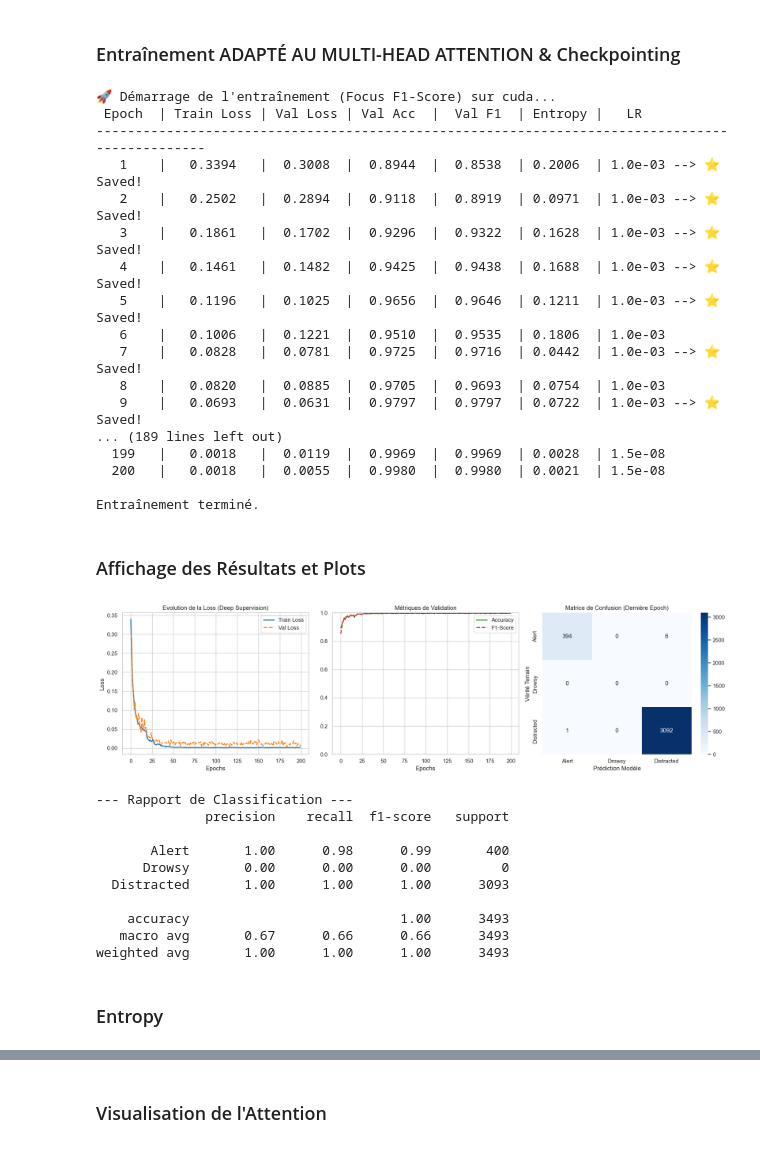
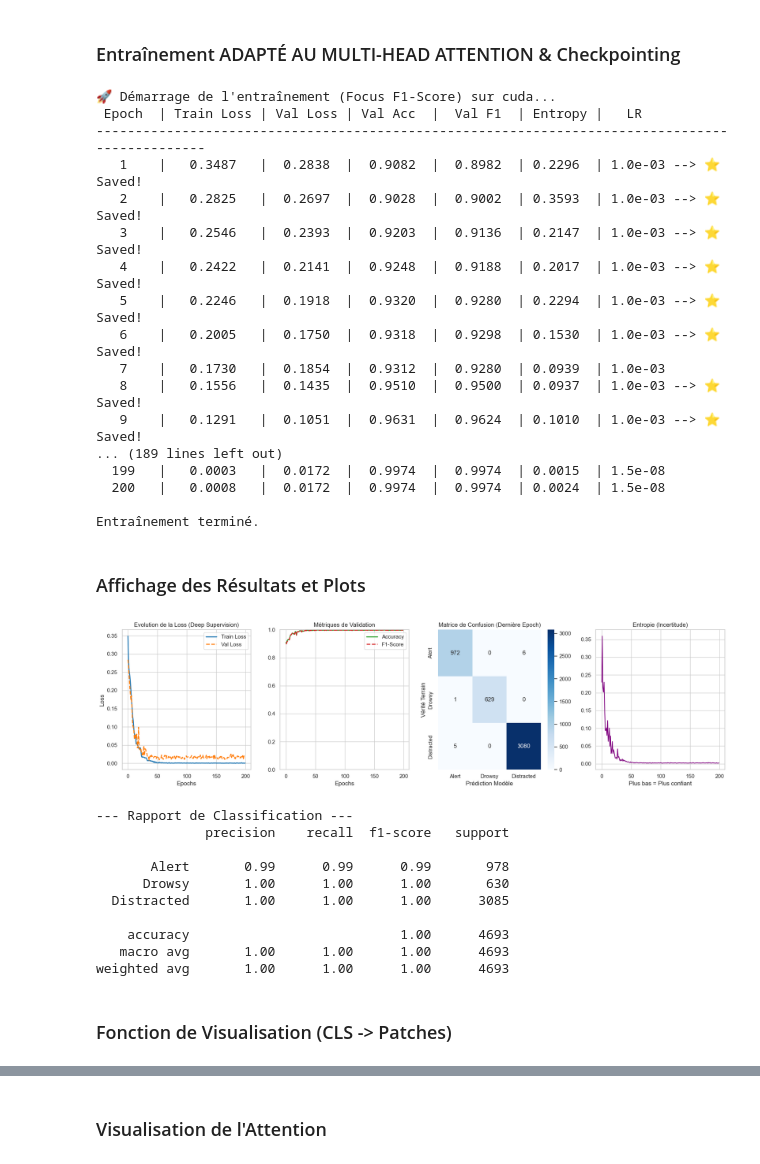
Before and after one commit to Anas7823/Driver-Drowsiness-Edge-AI, a Jupyter notebook: notebook.ipynb, the cells around one changed output, grey strips where cells are left out. Cells and saved outputs as stored; diff of their text form; code cells hidden in the pictures.

```diff
--- a/notebook.ipynb
+++ b/notebook.ipynb
@@ -364,6 +376,23 @@ def deep_supervision_loss(outputs_list, targets, criterion):
     for output in outputs_list:
         total_loss += criterion(output, targets)
     return total_loss / len(outputs_list)
+
+def attention_entropy_loss(attn_weights, lambda_ent=0.01):
+    """
+    Pénalise l'incertitude dans l'attention CLS->Patches.
+    attn_weights: [B, Heads, L, L]
+    """
+    # On regarde seulement CLS -> Patches
+    # attn_weights[:, :, 0, 1:] est de taille [B, Heads, 16]
+    probs = attn_weights[:, :, 0, 1:]
+
+    # Évite log(0)
+    probs = probs.clamp(min=1e-9)
+
+    # Entropie = - sum(p * log(p))
+    entropy = -(probs * probs.log()).sum(dim=-1).mean()
+
+    return lambda_ent * entropy
 
 # --- 2. Boucle d'Entraînement Principale ---
 
@@ -401,11 +430,14 @@ def train_model():
             imgs, labels = imgs.to(CONFIG['device']), labels.to(CONFIG['device'])
             optimizer.zero_grad()
 
-            # CORRECTION CRITIQUE : Le modèle Attention renvoie (outputs, attention)
-            # On met '_' pour ignorer l'attention durant l'entraînement
-            outputs_list, _ = model(imgs)
+            # Le modèle Attention renvoie (outputs, attention)
+            outputs_list, attn_weights = model(imgs)
 
-            loss = deep_supervision_loss(outputs_list, labels, criterion)
+            # Loss Principale (Deep Supervision) + Pénalité d'Entropie sur l'Attention
+            loss_main = deep_supervision_loss(outputs_list, labels, criterion)
+            loss_attn = attention_entropy_loss(attn_weights, lambda_ent=0.05)
+
+            loss = loss_main + loss_attn
 
             loss.backward()
             optimizer.step()
@@ -478,18 +510,18 @@ trained_model, history, y_true, y_pred = train_model()
 🚀 Démarrage de l'entraînement (Focus F1-Score) sur cuda...
  Epoch  | Train Loss | Val Loss | Val Acc  |  Val F1  | Entropy |   LR
 -----------------------------------------------------------------------------------------------
-   1    |   0.3394   |  0.3008  |  0.8944  |  0.8538  | 0.2006  | 1.0e-03 --> ⭐ Saved!
-   2    |   0.2502   |  0.2894  |  0.9118  |  0.8919  | 0.0971  | 1.0e-03 --> ⭐ Saved!
-   3    |   0.1861   |  0.1702  |  0.9296  |  0.9322  | 0.1628  | 1.0e-03 --> ⭐ Saved!
-   4    |   0.1461   |  0.1482  |  0.9425  |  0.9438  | 0.1688  | 1.0e-03 --> ⭐ Saved!
-   5    |   0.1196   |  0.1025  |  0.9656  |  0.9646  | 0.1211  | 1.0e-03 --> ⭐ Saved!
-   6    |   0.1006   |  0.1221  |  0.9510  |  0.9535  | 0.1806  | 1.0e-03
-   7    |   0.0828   |  0.0781  |  0.9725  |  0.9716  | 0.0442  | 1.0e-03 --> ⭐ Saved!
-   8    |   0.0820   |  0.0885  |  0.9705  |  0.9693  | 0.0754  | 1.0e-03
-   9    |   0.0693   |  0.0631  |  0.9797  |  0.9797  | 0.0722  | 1.0e-03 --> ⭐ Saved!
+   1    |   0.3487   |  0.2838  |  0.9082  |  0.8982  | 0.2296  | 1.0e-03 --> ⭐ Saved!
+   2    |   0.2825   |  0.2697  |  0.9028  |  0.9002  | 0.3593  | 1.0e-03 --> ⭐ Saved!
+   3    |   0.2546   |  0.2393  |  0.9203  |  0.9136  | 0.2147  | 1.0e-03 --> ⭐ Saved!
+   4    |   0.2422   |  0.2141  |  0.9248  |  0.9188  | 0.2017  | 1.0e-03 --> ⭐ Saved!
+   5    |   0.2246   |  0.1918  |  0.9320  |  0.9280  | 0.2294  | 1.0e-03 --> ⭐ Saved!
+   6    |   0.2005   |  0.1750  |  0.9318  |  0.9298  | 0.1530  | 1.0e-03 --> ⭐ Saved!
+   7    |   0.1730   |  0.1854  |  0.9312  |  0.9280  | 0.0939  | 1.0e-03
+   8    |   0.1556   |  0.1435  |  0.9510  |  0.9500  | 0.0937  | 1.0e-03 --> ⭐ Saved!
+   9    |   0.1291   |  0.1051  |  0.9631  |  0.9624  | 0.1010  | 1.0e-03 --> ⭐ Saved!
 ... (189 lines left out)
-  199   |   0.0018   |  0.0119  |  0.9969  |  0.9969  | 0.0028  | 1.5e-08
-  200   |   0.0018   |  0.0055  |  0.9980  |  0.9980  | 0.0021  | 1.5e-08
+  199   |   0.0003   |  0.0172  |  0.9974  |  0.9974  | 0.0015  | 1.5e-08
+  200   |   0.0008   |  0.0172  |  0.9974  |  0.9974  | 0.0024  | 1.5e-08
 
 Entraînement terminé.
 # %% [markdown]
@@ -506,7 +538,7 @@ def plot_results(history, y_true, y_pred, classes=['Alert', 'Drowsy', 'Distracte
     all_labels = range(len(classes))
 
     sns.set_theme(style="whitegrid")
-    fig, ax = plt.subplots(1, 3, figsize=(18, 5))
+    fig, ax = plt.subplots(1, 4, figsize=(18, 5))
 
     # 1. Courbes de Loss
     ax[0].plot(history['train_loss'], label='Train Loss', color='tab:blue', linewidth=2)
@@ -517,44 +549,50 @@ def plot_results(history, y_true, y_pred, classes=['Alert', 'Drowsy', 'Distracte
     ax[0].legend()
 
     # 2. Courbes de Métriques (Accuracy & F1)
     ax[1].plot(history['val_acc'], label='Accuracy', color='tab:green', linewidth=2)
     ax[1].plot(history['val_f1'], label='F1-Score', color='tab:red', linewidth=2, linestyle='--')
     ax[1].set_title("Métriques de Validation")
     ax[1].set_xlabel("Epochs")
     ax[1].set_ylim(0, 1.0)
     ax[1].legend()
 
     # 3. Matrice de Confusion
     # AJOUT : paramètre 'labels' pour forcer la matrice 3x3 même si une classe manque
     cm = confusion_matrix(y_true, y_pred, labels=all_labels)
     sns.heatmap(cm, annot=True, fmt='d', cmap='Blues', ax=ax[2],
                 xticklabels=classes, yticklabels=classes)
     ax[2].set_title("Matrice de Confusion (Dernière Epoch)")
     ax[2].set_ylabel("Vérité Terrain")
     ax[2].set_xlabel("Prédiction Modèle")
 
+
+    # 4. Entropy
+    ax[3].plot(history['val_entropy'], color='purple')
+    ax[3].set_title("Entropie (Incertitude)")
+    ax[3].set_xlabel("Plus bas = Plus confiant")
+
     plt.tight_layout()
     plt.show()
 
     # Rapport textuel détaillé
     print("\n--- Rapport de Classification ---")
     # AJOUT : paramètres 'labels' et 'zero_division'
     print(classification_report(y_true, y_pred, target_names=classes, labels=all_labels, zero_division=0))
 
 # Afficher les graphiques
 plot_results(history, y_true, y_pred)
 # %% [output]
-[figure, old version]
+[figure, new version]
 --- Rapport de Classification ---
               precision    recall  f1-score   support
 
-       Alert       1.00      0.98      0.99       400
-      Drowsy       0.00      0.00      0.00         0
-  Distracted       1.00      1.00      1.00      3093
+       Alert       0.99      0.99      0.99       978
+      Drowsy       1.00      1.00      1.00       630
+  Distracted       1.00      1.00      1.00      3085
 
-    accuracy                           1.00      3493
-   macro avg       0.67      0.66      0.66      3493
-weighted avg       1.00      1.00      1.00      3493
+    accuracy                           1.00      4693
+   macro avg       1.00      1.00      1.00      4693
+weighted avg       1.00      1.00      1.00      4693
 # %% [markdown]
-### Entropy
+### Fonction de Visualisation (CLS -> Patches)
 # %%
```
Also changed, not shown: parts of 5 cells of this notebook, 2 other files.
